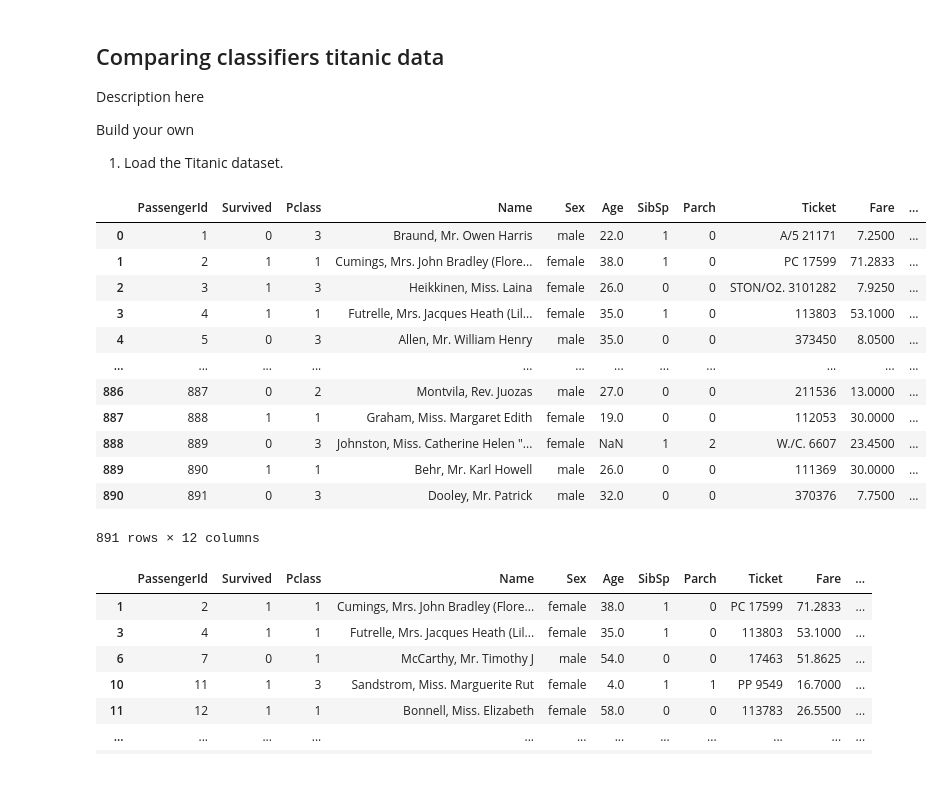
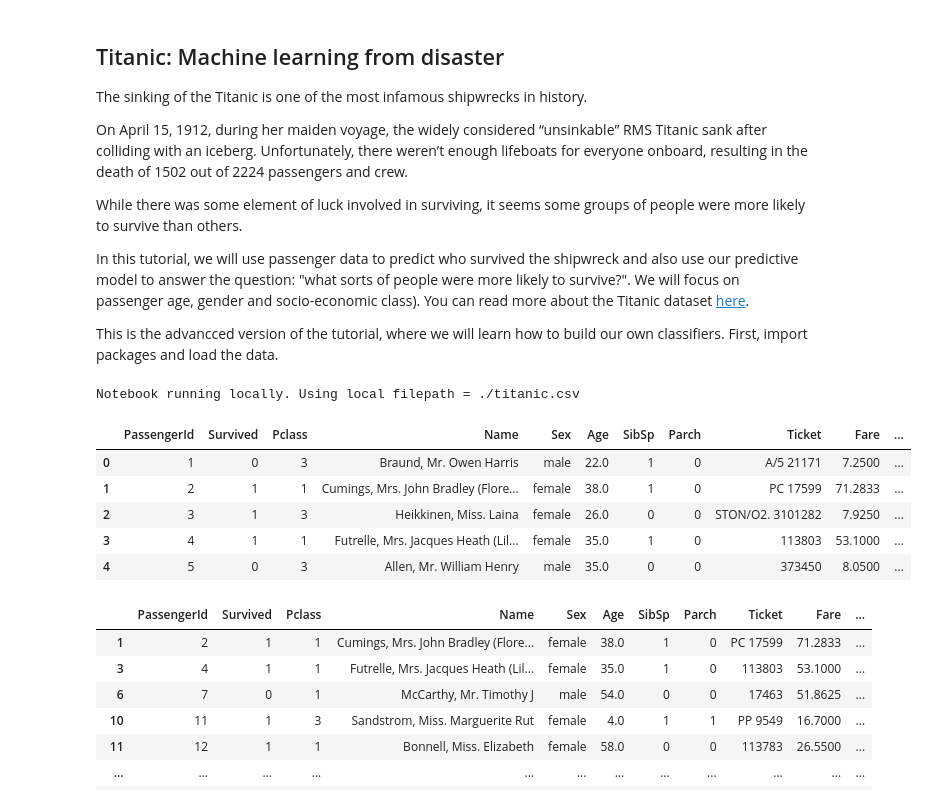
Before and after one commit to lm2612/Tutorials, a Jupyter notebook: 2-Advanced_Classification_Titanic.ipynb, the cells around one changed output. Drawn from its saved outputs; the diff is of its cells as text; code cells hidden in the pictures.

Commit message:
add raw github filepath for running on colab

```diff
--- a/2-Advanced_Classification_Titanic.ipynb
+++ b/2-Advanced_Classification_Titanic.ipynb
@@ -1,8 +1,14 @@
 # %% [markdown]
-## Comparing classifiers titanic data
+## Titanic: Machine learning from disaster
 
-Description here
+The sinking of the Titanic is one of the most infamous shipwrecks in history.
 
-Build your own
-1. Load the Titanic dataset.
+On April 15, 1912, during her maiden voyage, the widely considered “unsinkable” RMS Titanic sank after colliding with an iceberg. Unfortunately, there weren’t enough lifeboats for everyone onboard, resulting in the death of 1502 out of 2224 passengers and crew.
+
+While there was some element of luck involved in surviving, it seems some groups of people were more likely to survive than others.
+
+In this tutorial, we will use passenger data to predict who survived the shipwreck and also use our predictive model to answer the question: "what sorts of people were more likely to survive?". We will focus on passenger age, gender and socio-economic class). You can read more about the Titanic dataset [here](https://www.kaggle.com/c/titanic/overview).
+
+This is the advancced version of the tutorial, where we will learn how to build our own classifiers.
+First, import packages and load the data.
 # %%
@@ -9,23 +16,27 @@ Build your own
 import numpy as np
 import pandas as pd
 import matplotlib.pyplot as plt
+# %%
+IN_COLAB = 'google.colab' in sys.modules
+if IN_COLAB:
+    filepath = "https://raw.githubusercontent.com/lm2612/Tutorials/refs/heads/main/titanic.csv"
+    print(f"Notebook running in google colab. Using raw github filepath = {filepath}")
+
+else:
+    filepath = "./titanic.csv"
+    print(f"Notebook running locally. Using local filepath = {filepath}")
+# %% [output]
+Notebook running locally. Using local filepath = ./titanic.csv
 # %%
 df = pd.read_csv("titanic.csv")
-df
+df.head()
 # %% [output]
 |  | PassengerId | Survived | Pclass | Name | Sex | Age | SibSp | Parch | Ticket | Fare | ... |
 | 0 | 1 | 0 | 3 | Braund, Mr. Owen Harris | male | 22.0 | 1 | 0 | A/5 21171 | 7.2500 | ... |
 | 1 | 2 | 1 | 1 | Cumings, Mrs. John Bradley (Flore... | female | 38.0 | 1 | 0 | PC 17599 | 71.2833 | ... |
 | 2 | 3 | 1 | 3 | Heikkinen, Miss. Laina | female | 26.0 | 0 | 0 | STON/O2. 3101282 | 7.9250 | ... |
 | 3 | 4 | 1 | 1 | Futrelle, Mrs. Jacques Heath (Lil... | female | 35.0 | 1 | 0 | 113803 | 53.1000 | ... |
 | 4 | 5 | 0 | 3 | Allen, Mr. William Henry | male | 35.0 | 0 | 0 | 373450 | 8.0500 | ... |
-| ... | ... | ... | ... | ... | ... | ... | ... | ... | ... | ... | ... |
-| 886 | 887 | 0 | 2 | Montvila, Rev. Juozas | male | 27.0 | 0 | 0 | 211536 | 13.0000 | ... |
-| 887 | 888 | 1 | 1 | Graham, Miss. Margaret Edith | female | 19.0 | 0 | 0 | 112053 | 30.0000 | ... |
-| 888 | 889 | 0 | 3 | Johnston, Miss. Catherine Helen "... | female | NaN | 1 | 2 | W./C. 6607 | 23.4500 | ... |
-| 889 | 890 | 1 | 1 | Behr, Mr. Karl Howell | male | 26.0 | 0 | 0 | 111369 | 30.0000 | ... |
-| 890 | 891 | 0 | 3 | Dooley, Mr. Patrick | male | 32.0 | 0 | 0 | 370376 | 7.7500 | ... |
-891 rows × 12 columns
 # %%
 df=df.dropna()
 df
```
Also changed, not shown: parts of 15 cells of this notebook, 1 other file.
